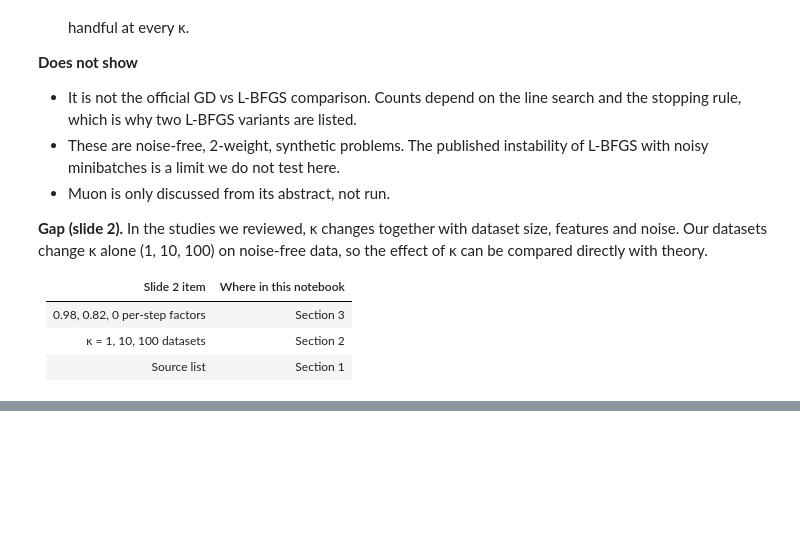
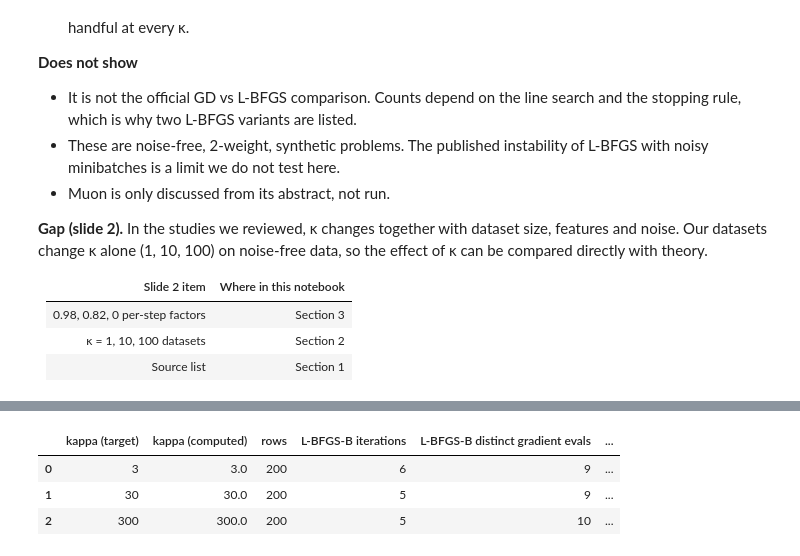
Before and after one commit to priyavenugopalnair-debug/group7-optimizers, a Jupyter notebook: notebooks/Saranya_Maths_project.ipynb, the cells around one changed output, grey strips where cells are left out. Saved outputs shown, nothing was run; the diff lists cells and outputs as text; code cells hidden in the pictures; blank space fills up the shorter version.

```diff
--- a/notebooks/Saranya_Maths_project.ipynb
+++ b/notebooks/Saranya_Maths_project.ipynb
@@ -264,0 +407,48 @@ plt.show()
+# %%
+raw_new = ("https://raw.githubusercontent.com/priyavenugopalnair-debug/"
+           "group7-optimizers/main/notebooks/varuna_final_work/datasets_for_review/")
+new_files = {3: "synthetic_k3.csv", 30: "synthetic_k30.csv", 300: "synthetic_k300.csv"}
+
+def load_new(name):
+    try:
+        with urllib.request.urlopen(raw_new + name, timeout=10) as r:
+            return pd.read_csv(io.BytesIO(r.read()))
+    except Exception:
+        for local in ("varuna_final_work/datasets_for_review/" + name,
+                      "notebooks/varuna_final_work/datasets_for_review/" + name, name):
+            try:
+                return pd.read_csv(local)
+            except FileNotFoundError:
+                continue
+        raise
+
+problems_new = {}
+for label, name in new_files.items():
+    d = load_new(name)
+    X = d[["x1", "x2"]].to_numpy(dtype=float); y = d["y"].to_numpy(dtype=float); n = len(X)
+    H = X.T @ X / n
+    lam_min, lam_max = np.linalg.eigvalsh(H)
+    problems_new[label] = dict(X=X, y=y, n=n, H=H, lam_min=lam_min, lam_max=lam_max)
+
+new_rows = []
+for label, p in problems_new.items():
+    P, evals = lbfgs_scipy_path(p, m=10)
+    new_rows.append({
+        "kappa (target)": label,
+        "kappa (computed)": round(p["lam_max"] / p["lam_min"], 3),
+        "rows": p["n"],
+        "L-BFGS-B iterations": len(P) - 1,
+        "L-BFGS-B distinct gradient evals": evals,
+        "textbook L-BFGS iterations": run_textbook_lbfgs(p, 10),
+        "final grad norm": float(np.linalg.norm(grad(p, P[-1]))),
+        "final distance to w*": float(np.linalg.norm(P[-1] - np.array([3.0, 2.0]))),
+        "GD updates (predicted)": predicted_gd_updates(p),
+        "status": "preliminary",
+    })
+new_check = pd.DataFrame(new_rows)
+display(new_check)
+# %% [output]
+|  | kappa (target) | kappa (computed) | rows | L-BFGS-B iterations | L-BFGS-B distinct gradient evals | ... |
+| 0 | 3 | 3.0 | 200 | 6 | 9 | ... |
+| 1 | 30 | 30.0 | 200 | 5 | 9 | ... |
+| 2 | 300 | 300.0 | 200 | 5 | 10 | ... |
```
Also changed, not shown: parts of 10 cells of this notebook, 1 other file.
